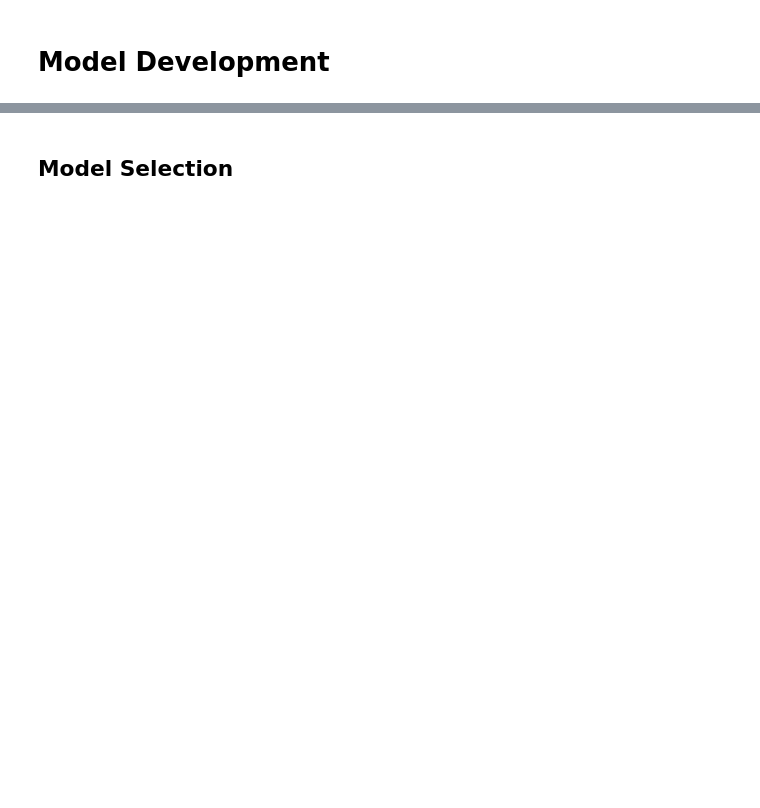
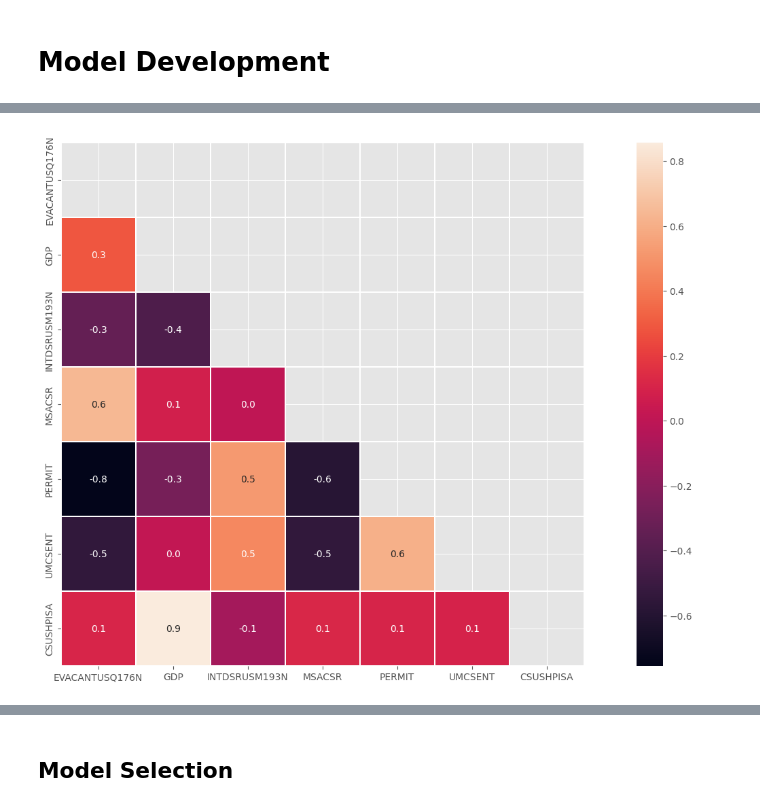
Before and after one commit to SarkarPriyanshu/USHousingMarketAnalysis, a Jupyter notebook: 03_Model_Development_Evaluation.ipynb, the cells around one changed output, grey strips where cells are left out. Cells and saved outputs as stored; diff of their text form; code cells hidden in the pictures; blank space fills up the shorter version.

```diff
--- a/03_Model_Development_Evaluation.ipynb
+++ b/03_Model_Development_Evaluation.ipynb
@@ -58,10 +62,7 @@ df.sample(5)
 # %% [markdown]
 # Model Development
 # %%
-# Splitting the dataset into features (X) and target variable (y)
-
-data_boxcox, lambda_boxcox = stats.boxcox(df['CSUSHPISA'])
-X, y = df.drop('CSUSHPISA', axis=1), data_boxcox
+X, y = df.drop('CSUSHPISA', axis=1), df['CSUSHPISA']
 
 # Splitting the data into training and testing sets
 # The test set will be 30% of the data, using a random state for reproducibility
@@ -74,0 +74,11 @@ models_list = [{'LinearRegression':LinearRegression()},{'BayesianRidge':Bayesian
+# %%
+scaler = RobustScaler()
+
+columns_names = list(X_train.columns)
+
+X_train[columns_names] = scaler.fit_transform(X_train[columns_names])
+X_test[columns_names] = scaler.transform(X_test[columns_names])
+# %%
+X_train = sm.add_constant(X_train)
+model = sm.OLS(y_train,X_train).fit()
+print(model.summary())
@@ -74,0 +119,8 @@ models_list = [{'LinearRegression':LinearRegression()},{'BayesianRidge':Bayesian
+# %%
+plt.figure(figsize=(20,10))
+correlation = df[(X_train.drop('const',axis=1).columns.to_list() + ['CSUSHPISA'])].corr()
+mask = np.triu(correlation)
+sns.heatmap(correlation,annot=True, mask=mask, fmt='.1f', square=True,linewidth=0.25,linecolor='white')
+plt.show()
+# %% [output]
+[figure, added]
```
Also changed, not shown: parts of 48 cells of this notebook.
